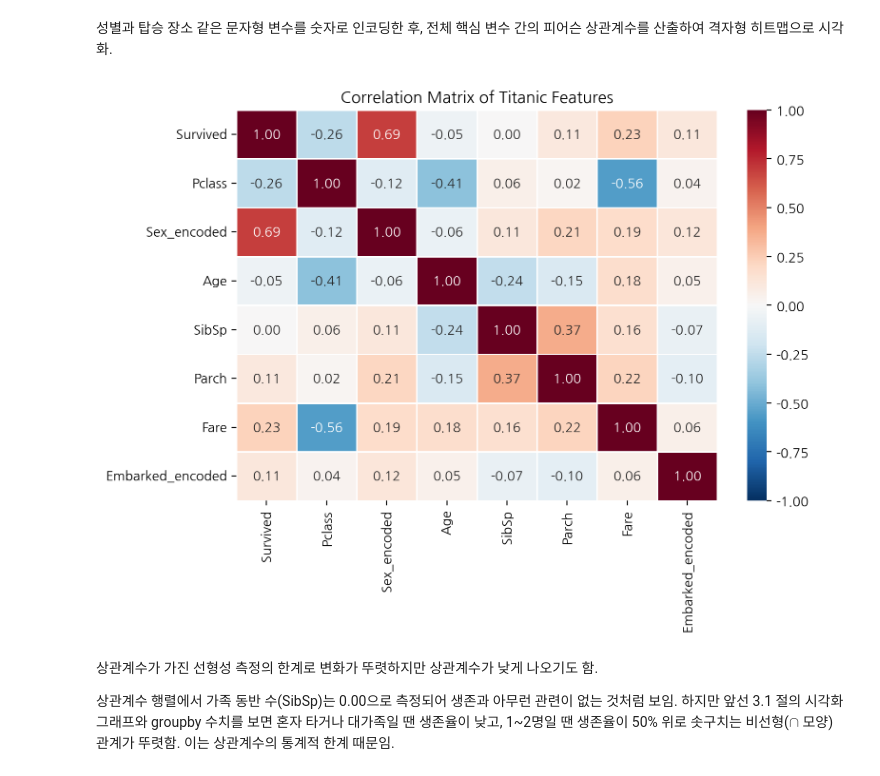
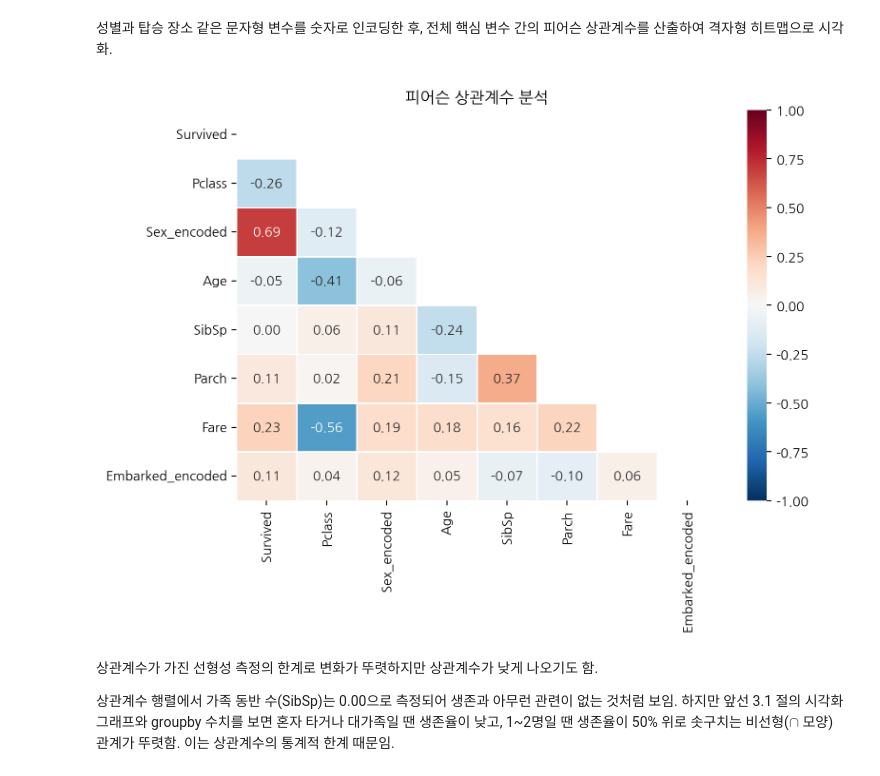
Before and after one commit to sdg331/BDA404, a Jupyter notebook: projects_01/titanic.ipynb, the cells around one changed output. Saved outputs shown, nothing was run; the diff lists cells and outputs as text; code cells hidden in the pictures.

```diff
--- a/projects_01/titanic.ipynb
+++ b/projects_01/titanic.ipynb
@@ -513,40 +817,45 @@ Fare_Bin (요금 구간)별 생존율
 성별과 탑승 장소 같은 문자형 변수를 숫자로 인코딩한 후, 전체 핵심 변수 간의 피어슨 상관계수를 산출하여 격자형 히트맵으로 시각화.
 # %%
 import pandas as pd
+import numpy as np  # 반으로 자르기 위해 넘파이 라이브러리 추가!
 import matplotlib.pyplot as plt
 import seaborn as sns
 import warnings
 
 # 1. 경고 메시지 숨기기
 warnings.filterwarnings('ignore')
 
-# 2. 데이터 안전하게 다시 불러오기
-tt = pd.read_csv('titanic1309.csv')
 
 # 3. 상관계수 계산을 위해 문자형 변수를 숫자로 변환
-# 성별: male -> 0, female -> 1
 tt['Sex_encoded'] = tt['Sex'].map({'male': 0, 'female': 1})
-# 탑승 장소: S -> 0, C -> 1, Q -> 2
 tt['Embarked_encoded'] = tt['Embarked'].map({'S': 0, 'C': 1, 'Q': 2})
 
-# 4. 상관계수를 구하기 위해 분석에 사용할 숫자형 변수들만 선택 (12개 변수 기준 핵심 항목 추출)
+# 4. 분석에 사용할 숫자형 변수들만 선택
 corr_features = ['Survived', 'Pclass', 'Sex_encoded', 'Age', 'SibSp', 'Parch', 'Fare', 'Embarked_encoded']
 df_corr = tt[corr_features].corr()
 
-# 5. 아담하고 한눈에 들어오는 크기(8x6)로 상관계수 히트맵(Heatmap) 시각화
+# =========================================================================
+# ★ [핵심 추가] 상단 삼각형을 가리기 위한 마스크 생성
+# =========================================================================
+# np.triu는 대각선 기준 위쪽 삼각형을 True로 채워주는 함수야.
+# heatmap은 True인 자리를 빈칸으로 가려버리기 때문에 하단 삼각형만 남게 돼!
+mask = np.triu(np.ones_like(df_corr, dtype=bool))
+
+# 5. 아담하고 한눈에 들어오는 크기(8x6)로 시각화
 plt.figure(figsize=(8, 6))
 
-# sns.heatmap을 사용해 시각화 (annot=True로 칸 내부에 숫자 표시, fmt='.2f'로 소수점 둘째 자리까지)
-sns.heatmap(df_corr, annot=True, cmap='RdBu_r', vmin=-1, vmax=1, fmt='.2f', linewidths=0.5)
+# mask=mask 옵션을 추가해서 윗부분을 싹 지워줌
+sns.heatmap(df_corr, annot=True, cmap='RdBu_r', vmin=-1, vmax=1, fmt='.2f',
+            linewidths=0.5, mask=mask)
 
 # 그래프 제목 설정
-plt.title('Correlation Matrix of Titanic Features')
+plt.title('피어슨 상관계수 분석')
 
 # 최종 출력
 plt.tight_layout()
 plt.show()
 # %% [output]
-[figure, old version]
+[figure, new version]
 # %% [markdown]
 상관계수가 가진 선형성 측정의 한계로 변화가 뚜렷하지만 상관계수가 낮게 나오기도 함.
 
```
Also changed, not shown: parts of 28 cells of this notebook.
